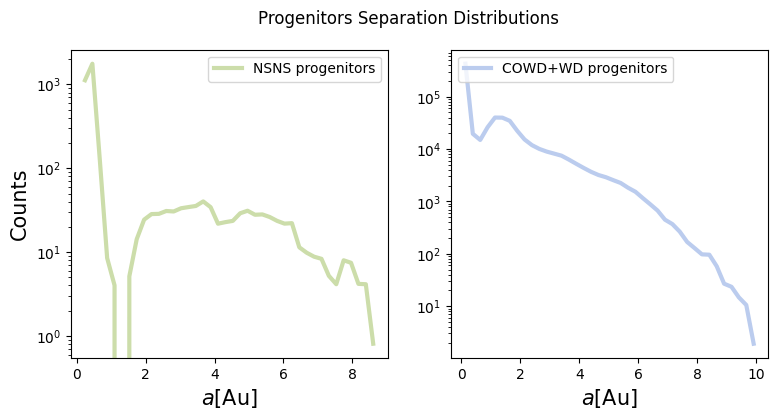
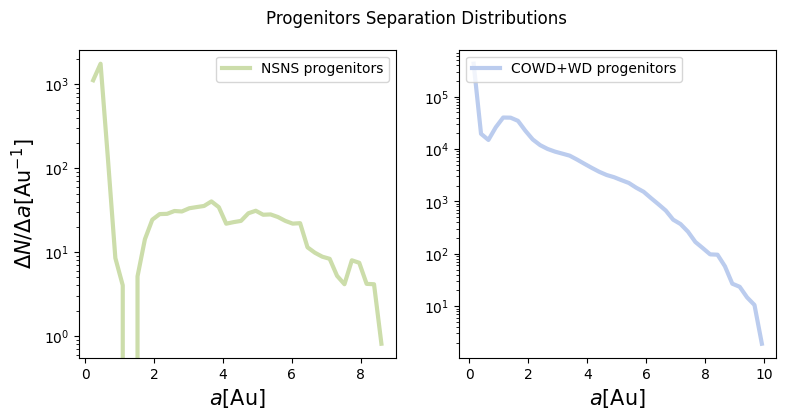
Unified diff of the notebook cell whose output changed from the first chart to the second:
--- before
+++ after
@@ -5,11 +5,10 @@
 
 # NSNS
-hist, bin_edges = np.histogram(seps_progenitors, weights=mixture_weights_merged_NSNS, bins=40, density=True)
+hist, bin_edges = np.histogram(seps_progenitors, weights=mixture_weights_merged_NSNS, bins=40, density=False)
 
 bin_centers = (bin_edges[0:-1] + bin_edges[1:])/2
+bin_widths = np.diff(bin_edges)
 
-normalization = np.sum(mixture_weights_merged_NSNS)
-
-axs[0].plot(bin_centers, (hist*normalization), color=cset.pale_green, lw=3, label='NSNS progenitors')
+axs[0].plot(bin_centers, hist/bin_widths, color=cset.pale_green, lw=3, label='NSNS progenitors')
 axs[0].set_yscale('log')
 # axs[0].set_xlim(0, 0.020)
@@ -17,5 +16,5 @@
 
 # axs[0].set_ylabel(r'$\mathrm{dN/d}\log_{10}(T_{\mathrm{delay}}(\mathrm{Myr}))$', fontsize=15)
-axs[0].set_ylabel(r'Counts', fontsize=15)
+axs[0].set_ylabel(r'$\mathrm{\Delta}N/\mathrm{\Delta}a [\mathrm{Au}^{-1}]$', fontsize=15)
 axs[0].set_xlabel(r'$a[\mathrm{Au}]$', fontsize=15)
 
@@ -23,10 +22,10 @@
 
 # COWD+WD
-hist_WDWD_WDopt, bin_edges_WDWD_WDopt = np.histogram(seps_progenitors_WDopt, weights=mixture_weights_merged_COWD_WDopt, bins=40, density=True)
+hist_WDWD_WDopt, bin_edges_WDWD_WDopt = np.histogram(seps_progenitors_WDopt, weights=mixture_weights_merged_COWD_WDopt, bins=40, density=False)
 
 bin_centers_WDWD_WDopt = (bin_edges_WDWD_WDopt[0:-1] + bin_edges_WDWD_WDopt[1:])/2
-normalization_WDWD_WDopt = np.sum(mixture_weights_merged_COWD_WDopt)
-
-axs[1].plot(bin_centers_WDWD_WDopt, hist_WDWD_WDopt*normalization_WDWD_WDopt, color=cset.pale_blue, lw=3, label='COWD+WD progenitors')
+bin_widths_WDWD = np.diff(bin_edges_WDWD_WDopt)
+    
+axs[1].plot(bin_centers_WDWD_WDopt, hist_WDWD_WDopt/bin_widths_WDWD, color=cset.pale_blue, lw=3, label='COWD+WD progenitors')
 axs[1].set_yscale('log')
 

Commit: histogram and density fixes